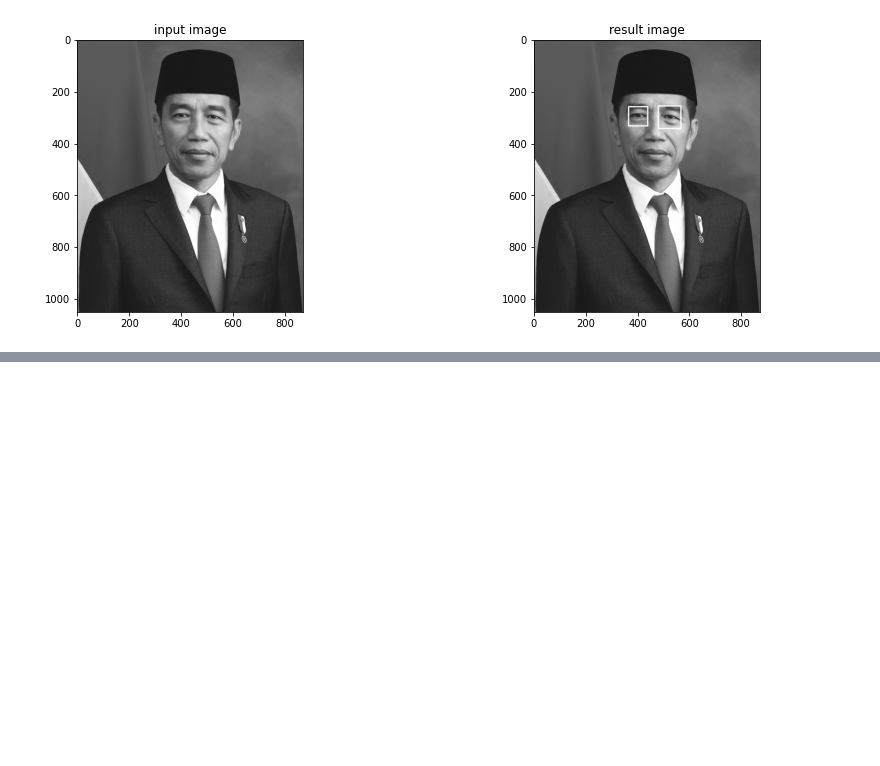
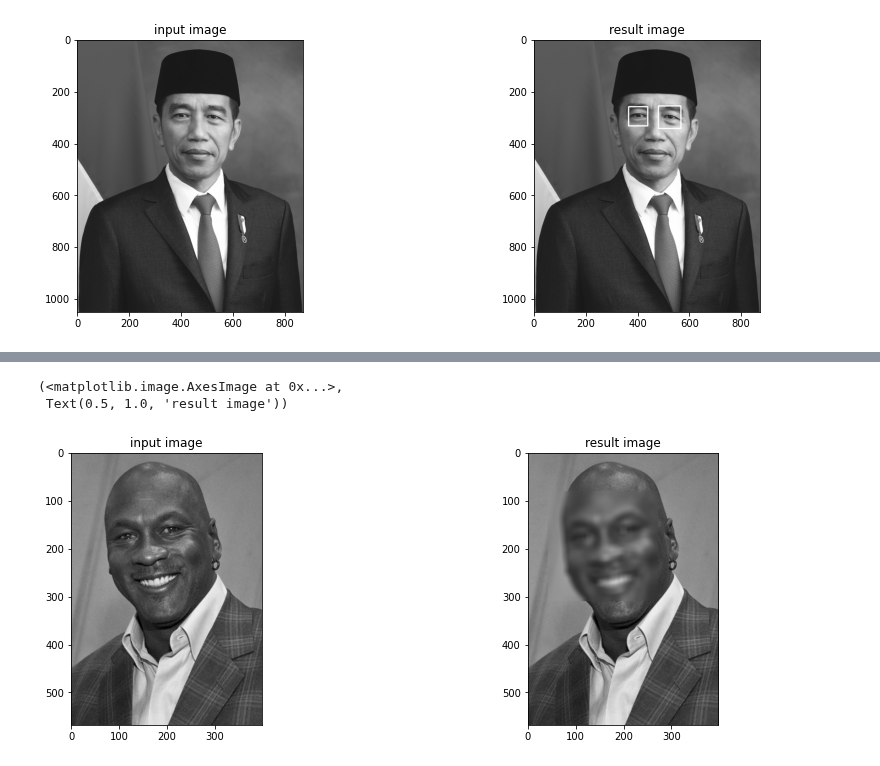
Before and after one commit to rizkinahayyuni/PCVK_Genap_2022, a Jupyter notebook: Modul12.ipynb, the cells around one changed output, grey strips where cells are left out. Cells and saved outputs as stored; diff of their text form; code cells hidden in the pictures; blank space fills up the shorter version.

```diff
--- a/Modul12.ipynb
+++ b/Modul12.ipynb
@@ -100,0 +207,19 @@ axarr[1].imshow(convert_to_RGB(jokowi_gray)), axarr[1].set_title("result image")
+# %%
+mjordan = cv.imread('/content/drive/MyDrive/DATA/facedet/mjordan.jpg')
+mjordan_gray = cv.cvtColor(mjordan, cv.COLOR_BGR2GRAY)
+mjordan_gray_ori = mjordan_gray.copy()
+
+roi_wajah2 = haarcascade_frontalface.detectMultiScale(mjordan_gray)
+
+for(x,y,w,h) in roi_wajah2:
+  roi = mjordan_gray[y:y+h, x:x+w]
+  roi = cv.GaussianBlur(roi, (15, 15), 10)
+  mjordan_gray[y:y+roi.shape[0], x:x+roi.shape[1]] = roi
+
+f, axarr = plt. subplots(1,2,figsize=(15,5))
+axarr[0].imshow(convert_to_RGB(mjordan_gray_ori)), axarr[0].set_title("input image")
+axarr[1].imshow(convert_to_RGB(mjordan_gray)), axarr[1].set_title("result image")
+# %% [output]
+(<matplotlib.image.AxesImage at 0x...>,
+ Text(0.5, 1.0, 'result image'))
+[figure, added]
```
Also changed, not shown: parts of 8 cells of this notebook.
